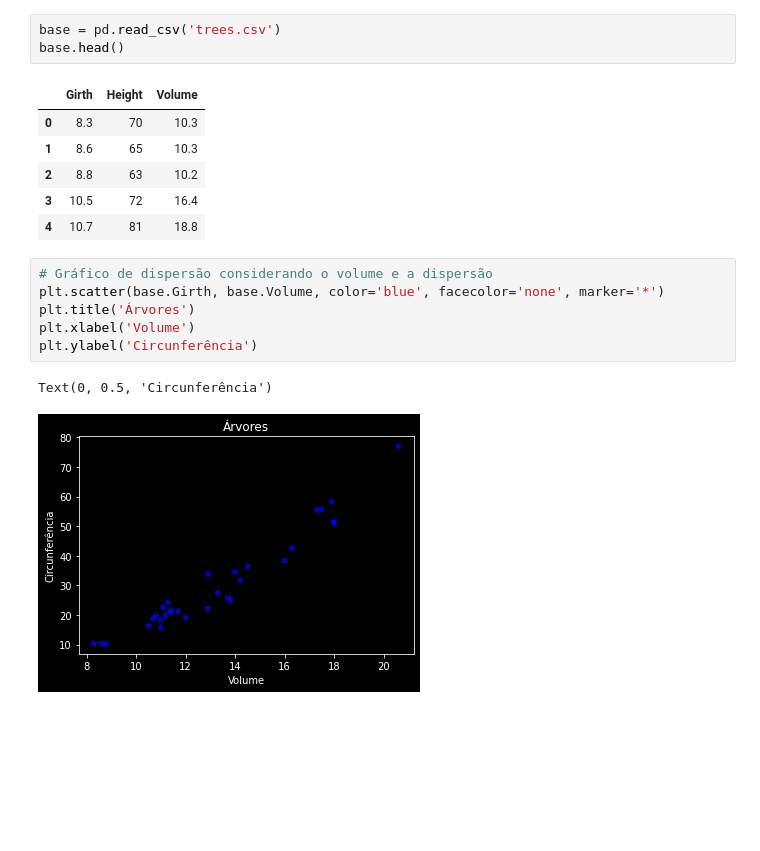
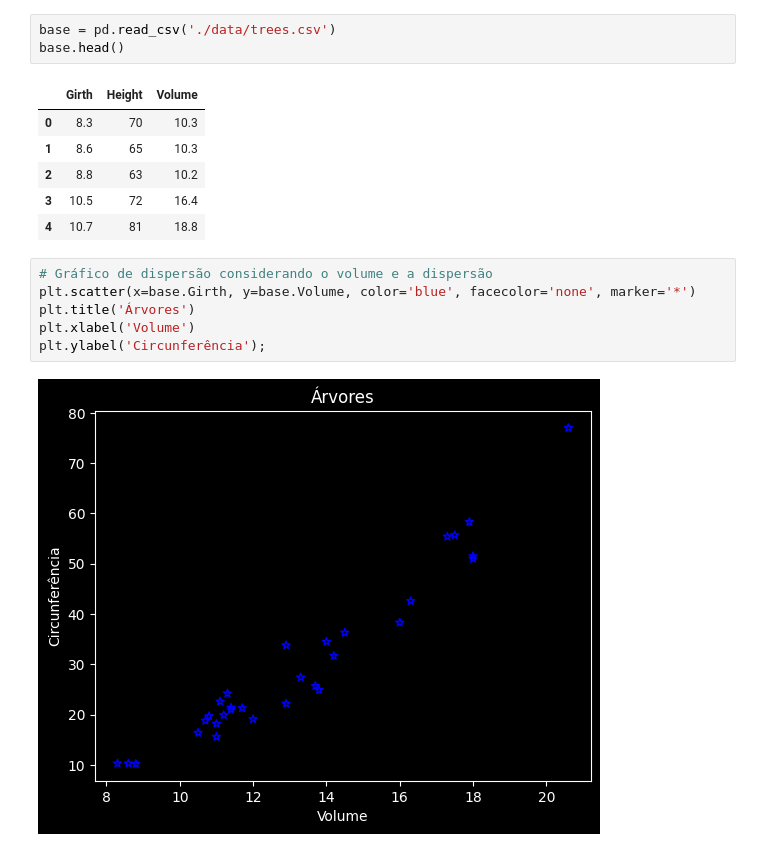
Before and after one commit to Joao-Inacio/Formacao-Cientista-de-Dados, a Jupyter notebook: 3_Gráficos/3_Dispersao.ipynb, the cells around one changed output. Drawn from its saved outputs; the diff is of its cells as text; blank space fills up the shorter version.

```diff
--- a/3_Gráficos/3_Dispersao.ipynb
+++ b/3_Gráficos/3_Dispersao.ipynb
@@ -6,7 +7,7 @@ import pandas as pd
 import matplotlib.pyplot as plt
 import seaborn as sns
 # %%
-base = pd.read_csv('trees.csv')
+base = pd.read_csv('./data/trees.csv')
 base.head()
 # %% [output]
 |  | Girth | Height | Volume |
@@ -17,13 +18,12 @@ base.head()
 | 4 | 10.7 | 81 | 18.8 |
 # %%
 # Gráfico de dispersão considerando o volume e a dispersão
-plt.scatter(base.Girth, base.Volume, color='blue', facecolor='none', marker='*')
+plt.scatter(x=base.Girth, y=base.Volume, color='blue', facecolor='none', marker='*')
 plt.title('Árvores')
 plt.xlabel('Volume')
-plt.ylabel('Circunferência')
+plt.ylabel('Circunferência');
 # %% [output]
-Text(0, 0.5, 'Circunferência')
-[figure, old version]
+[figure, new version]
 # %%
 # Gráfico de dispersão considerando o volume e o atributo "Girth"
 plt.plot(base.Girth, base.Volume)
```
Also changed, not shown: parts of 3 cells of this notebook.
